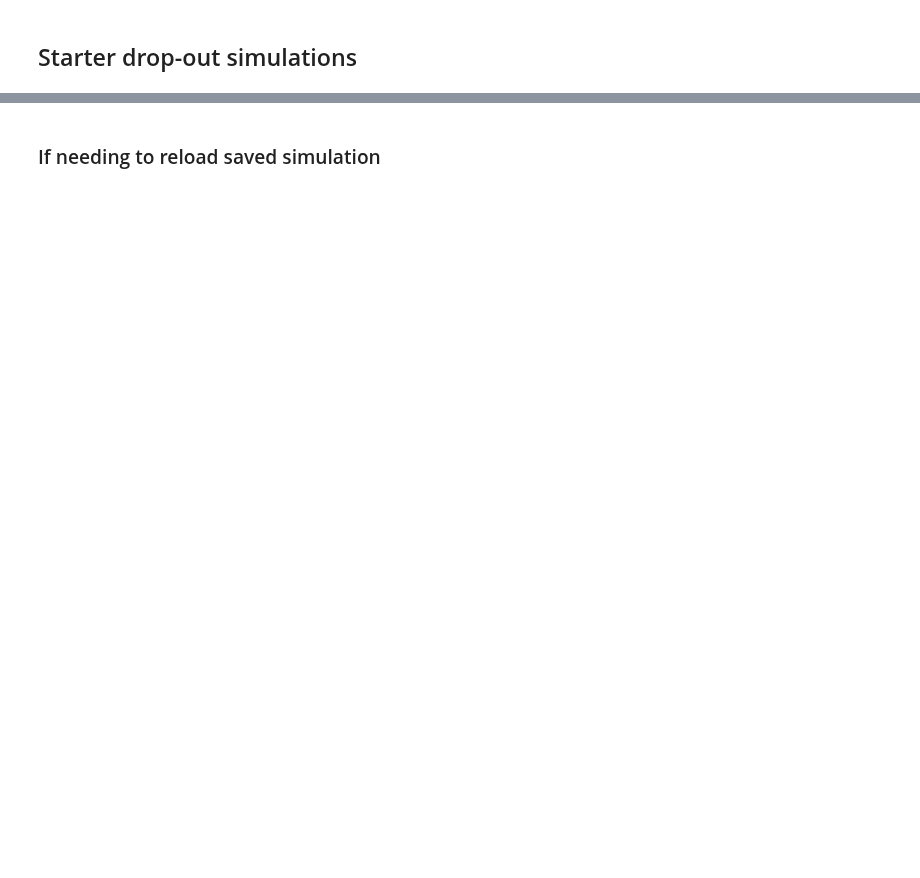
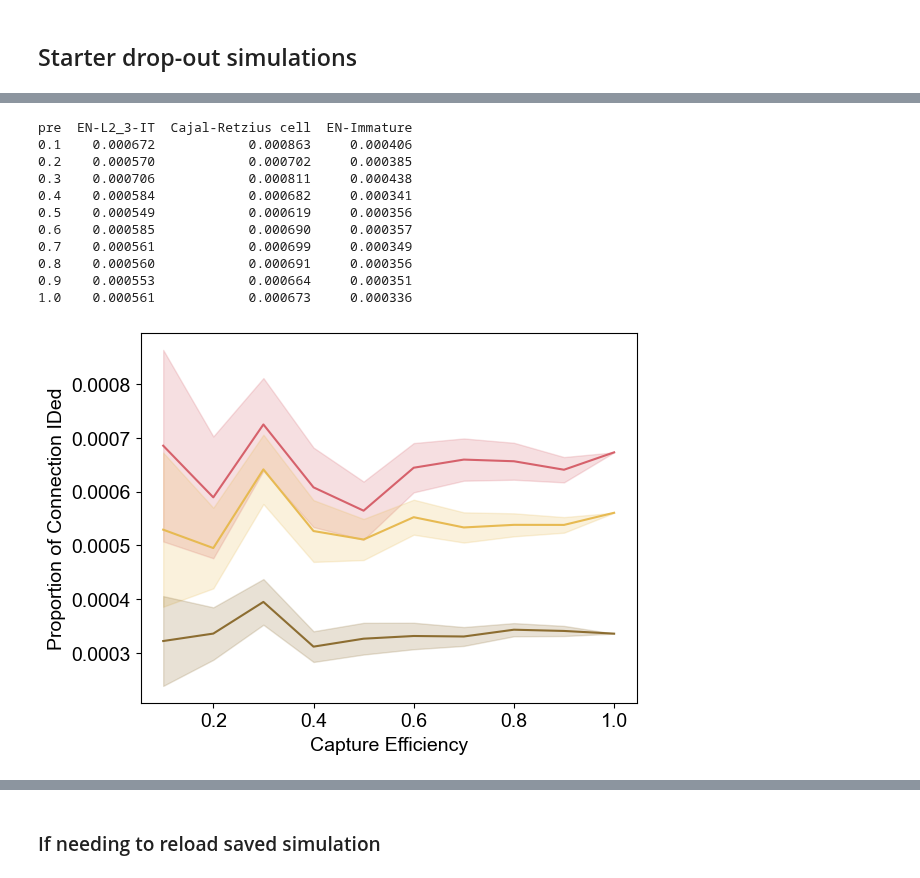
Before and after one commit to MEUrbanek/rabies_barcode_tech, a Jupyter notebook: scripts/16_starter_dropout_sim.ipynb, the cells around one changed output, grey strips where cells are left out. Saved outputs shown, nothing was run; the diff lists cells and outputs as text; code cells hidden in the pictures; blank space fills up the shorter version.

```diff
--- a/scripts/16_starter_dropout_sim.ipynb
+++ b/scripts/16_starter_dropout_sim.ipynb
@@ -329,0 +750,15 @@ temp
+# %%
+#Read in previous simulations
+#For 0.25+0.75 plots
+temp=pd.DataFrame()
+
+sim_list=[0.25,0.75]
+for i in sim_list:
+    sim=pd.read_table(f'/Users/maddieurbanek/Desktop/revision_data/resubmission/data/connectivity/starter_drop_out_sim/{i}_50_props.csv',delimiter=',')
+    #sim=pd.read_table(f'/Users/maddieurbanek/Desktop/revision_data/resubmission/data/connectivity/starter_drop_out_sim/{i}_1_props.csv',delimiter=',')
+    sim=sim.set_index('subclass_conn')
+    sim=sim[['average','sem']]
+    sim.columns=[f'average_{i}',f'sem_{i}']
+    temp = pd.concat([temp,sim],axis=1,sort=False)
+
+temp
@@ -343,8 +795,10 @@ mge=temp[temp['starter'] == 'IN-MGE']
 cge=temp[temp['starter'] == 'IN-CGE']
 dge=temp[temp['starter'] == 'IN-DGE']
 ipc=temp[temp['starter'] == 'IPC']
+rg=temp[temp['starter'] == 'RG']
 # %%
 #Make function for plotting proportions of connections for each cell type
+from seaborn import lineplot
 def starter_sim_formatting(dataset,celltype):
 
     plt.rc('font', family='Arial', size=14)
@@ -365,8 +819,8 @@ def starter_sim_formatting(dataset,celltype):
 
     print(upper)
 
-    #ax = lineplot(data=transposed, x=transposed.index, y="Cajal-Retzius cell", errorbar=None,color='#d6616b')
-    #ax.fill_between(transposed.index, lower['Cajal-Retzius cell'], upper["Cajal-Retzius cell"], alpha=0.2,color='#d6616b')
+    ax = lineplot(data=transposed, x=transposed.index, y="Cajal-Retzius cell", errorbar=None,color='#d6616b')
+    ax.fill_between(transposed.index, lower['Cajal-Retzius cell'], upper["Cajal-Retzius cell"], alpha=0.2,color='#d6616b')
 
     ax = lineplot(data=transposed, x=transposed.index, y="EN-L2_3-IT", errorbar=None,color='#e7ba52')
     ax.fill_between(transposed.index, lower['EN-L2_3-IT'], upper["EN-L2_3-IT"], alpha=0.2,color='#e7ba52')
@@ -380,17 +834,17 @@ def starter_sim_formatting(dataset,celltype):
     ax = lineplot(data=transposed, x=transposed.index, y="EN-Immature", errorbar=None,color='#8c6d31')
     ax.fill_between(transposed.index, lower['EN-Immature'], upper["EN-Immature"], alpha=0.2,color='#8c6d31')
 
-    #ax = lineplot(data=transposed, x=transposed.index, y="IN-MGE", errorbar=None,color='#a55194')
-    #ax.fill_between(transposed.index, lower['IN-MGE'], upper["IN-MGE"], alpha=0.2,color='#a55194')
+    ax = lineplot(data=transposed, x=transposed.index, y="IN-MGE", errorbar=None,color='#a55194')
+    ax.fill_between(transposed.index, lower['IN-MGE'], upper["IN-MGE"], alpha=0.2,color='#a55194')
 
     ax = lineplot(data=transposed, x=transposed.index, y="IN-CGE", errorbar=None,color='#e7969c')
     ax.fill_between(transposed.index, lower['IN-CGE'], upper["IN-CGE"], alpha=0.2,color='#e7969c')
 
-    #ax = lineplot(data=transposed, x=transposed.index, y="RG", errorbar=None,color='#8ca252')
-    #ax.fill_between(transposed.index, lower['RG'], upper["RG"], alpha=0.2,color='#8ca252')
+    ax = lineplot(data=transposed, x=transposed.index, y="RG", errorbar=None,color='#8ca252')
+    ax.fill_between(transposed.index, lower['RG'], upper["RG"], alpha=0.2,color='#8ca252')
 
-    #ax = lineplot(data=transposed, x=transposed.index, y="IPC", errorbar=None,color='#cedb9c')
-    #ax.fill_between(transposed.index, lower['IPC'], upper["IPC"], alpha=0.2,color='#cedb9c')
+    ax = lineplot(data=transposed, x=transposed.index, y="IPC", errorbar=None,color='#cedb9c')
+    ax.fill_between(transposed.index, lower['IPC'], upper["IPC"], alpha=0.2,color='#cedb9c')
 
     ax = lineplot(data=transposed, x=transposed.index, y="IN-DGE", errorbar=None,color='#ce6dbd')
     ax.fill_between(transposed.index, lower['IN-DGE'], upper["IN-DGE"], alpha=0.2,color='#ce6dbd')
@@ -422,3 +1041,18 @@ starter_sim_formatting(ipc,'ipc')
+# %%
+starter_sim_formatting(rg,'rg')
+# %% [output]
+pre  EN-L2_3-IT  Cajal-Retzius cell  EN-Immature
+0.1    0.000672            0.000863     0.000406
+0.2    0.000570            0.000702     0.000385
+0.3    0.000706            0.000811     0.000438
+0.4    0.000584            0.000682     0.000341
+0.5    0.000549            0.000619     0.000356
+0.6    0.000585            0.000690     0.000357
+0.7    0.000561            0.000699     0.000349
+0.8    0.000560            0.000691     0.000356
+0.9    0.000553            0.000664     0.000351
+1.0    0.000561            0.000673     0.000336
+[figure, added]
 # %%
 #Number of connections per capture efficiency
 #Read in previous simulations
```
Also changed, not shown: parts of 36 cells of this notebook.
